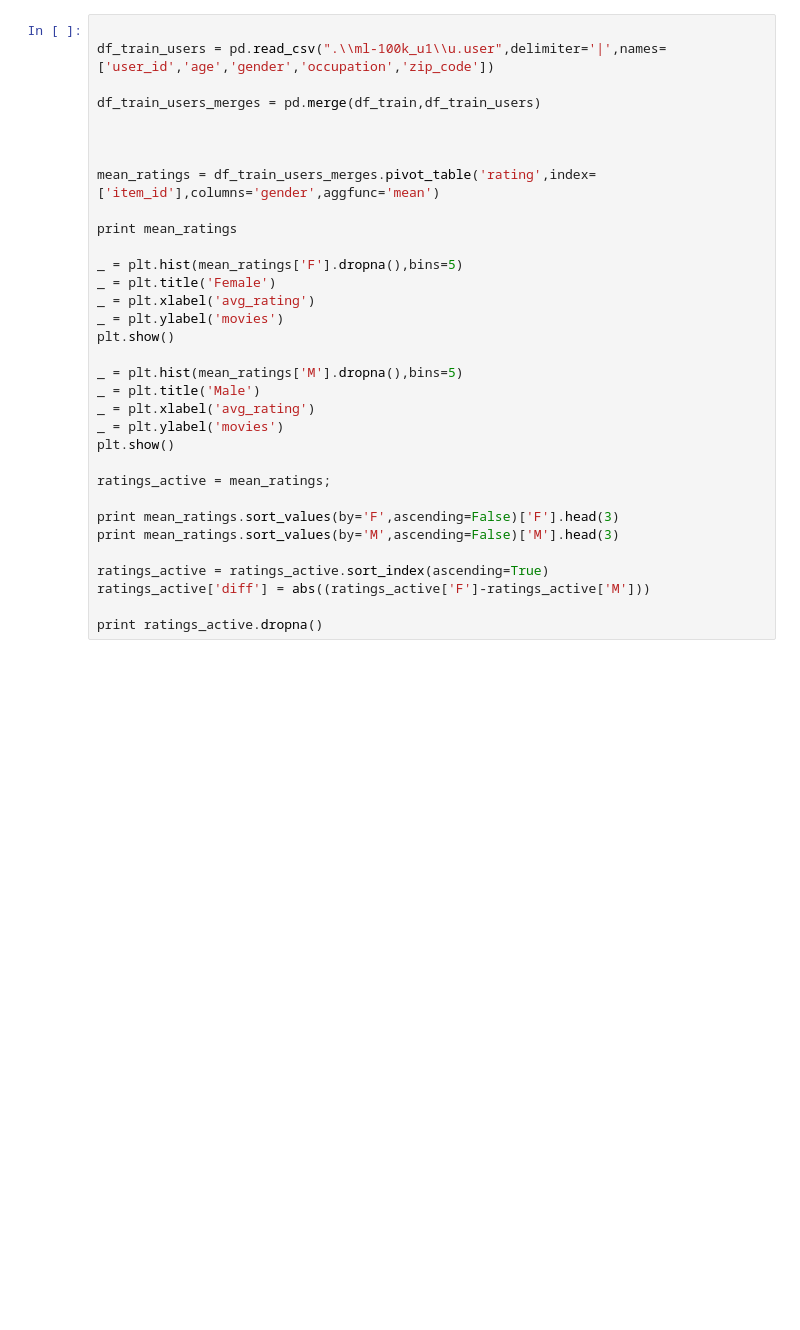
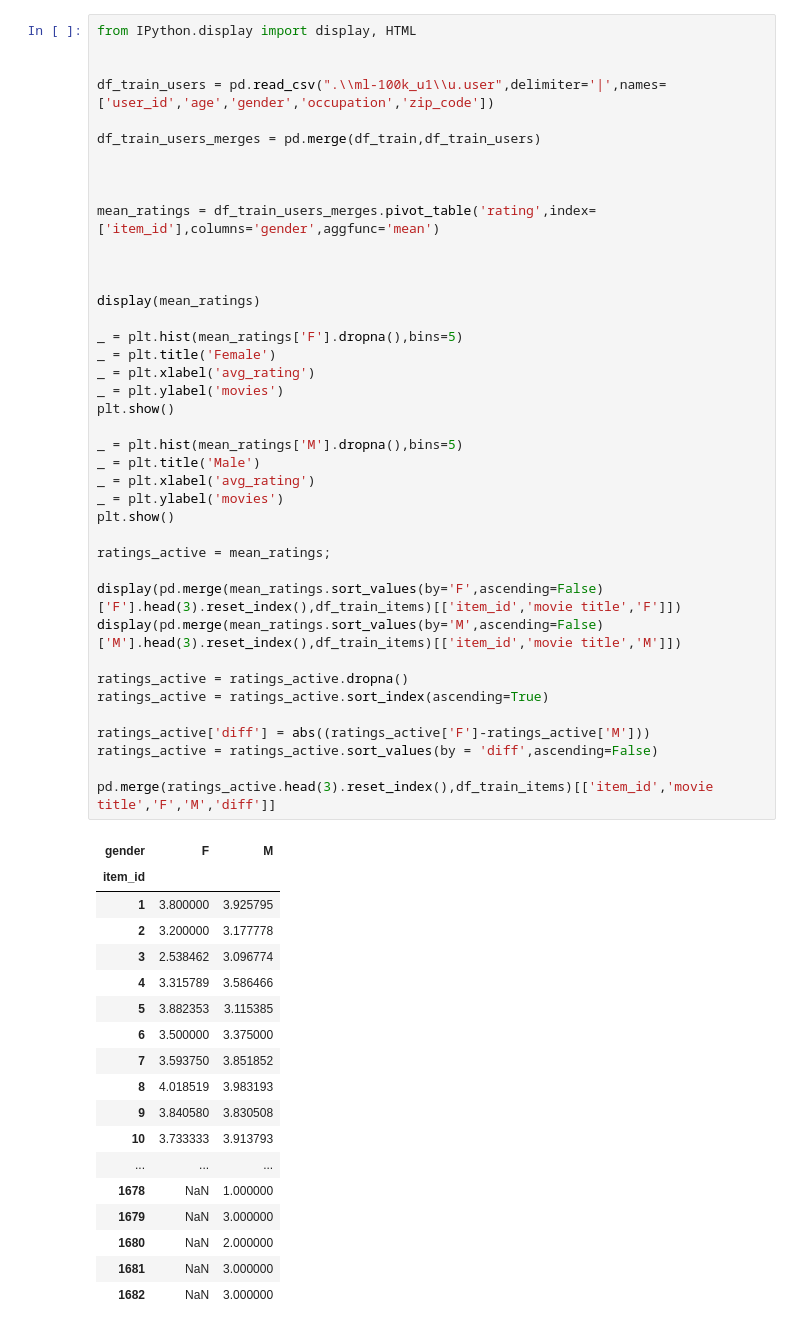
Before and after one commit to hakatan/Sachar, a Jupyter notebook: Task1.ipynb, the cells around one changed output. Drawn from its saved outputs; the diff is of its cells as text; blank space fills up the shorter version.

```diff
--- a/Task1.ipynb
+++ b/Task1.ipynb
@@ -25,34 +35,59 @@ df_for_histogram.sort_values(by='rating',ascending=False).head(3)
 # %%
+from IPython.display import display, HTML
+
 
 df_train_users = pd.read_csv(".\\ml-100k_u1\\u.user",delimiter='|',names=['user_id','age','gender','occupation','zip_code'])
 
 df_train_users_merges = pd.merge(df_train,df_train_users)
 
 
 
 mean_ratings = df_train_users_merges.pivot_table('rating',index=['item_id'],columns='gender',aggfunc='mean')
 
-print mean_ratings
+
+
+display(mean_ratings)
 
 _ = plt.hist(mean_ratings['F'].dropna(),bins=5)
 _ = plt.title('Female')
 _ = plt.xlabel('avg_rating')
 _ = plt.ylabel('movies')
 plt.show()
 
 _ = plt.hist(mean_ratings['M'].dropna(),bins=5)
 _ = plt.title('Male')
 _ = plt.xlabel('avg_rating')
 _ = plt.ylabel('movies')
 plt.show()
 
 ratings_active = mean_ratings;
 
-print mean_ratings.sort_values(by='F',ascending=False)['F'].head(3)
-print mean_ratings.sort_values(by='M',ascending=False)['M'].head(3)
+display(pd.merge(mean_ratings.sort_values(by='F',ascending=False)['F'].head(3).reset_index(),df_train_items)[['item_id','movie title','F']])
+display(pd.merge(mean_ratings.sort_values(by='M',ascending=False)['M'].head(3).reset_index(),df_train_items)[['item_id','movie title','M']])
 
+ratings_active = ratings_active.dropna()
 ratings_active = ratings_active.sort_index(ascending=True)
+
 ratings_active['diff'] = abs((ratings_active['F']-ratings_active['M']))
+ratings_active = ratings_active.sort_values(by = 'diff',ascending=False)
 
-print ratings_active.dropna()
+pd.merge(ratings_active.head(3).reset_index(),df_train_items)[['item_id','movie title','F','M','diff']]
 # %% [output]
+| gender | F | M |
+| item_id |  |  |
+| 1 | 3.800000 | 3.925795 |
+| 2 | 3.200000 | 3.177778 |
+| 3 | 2.538462 | 3.096774 |
+| 4 | 3.315789 | 3.586466 |
+| 5 | 3.882353 | 3.115385 |
+| 6 | 3.500000 | 3.375000 |
+| 7 | 3.593750 | 3.851852 |
+| 8 | 4.018519 | 3.983193 |
+| 9 | 3.840580 | 3.830508 |
+| 10 | 3.733333 | 3.913793 |
+| ... | ... | ... |
+| 1678 | NaN | 1.000000 |
+| 1679 | NaN | 3.000000 |
+| 1680 | NaN | 2.000000 |
+| 1681 | NaN | 3.000000 |
+| 1682 | NaN | 3.000000 |
```
Also changed, not shown: parts of 5 cells of this notebook.
